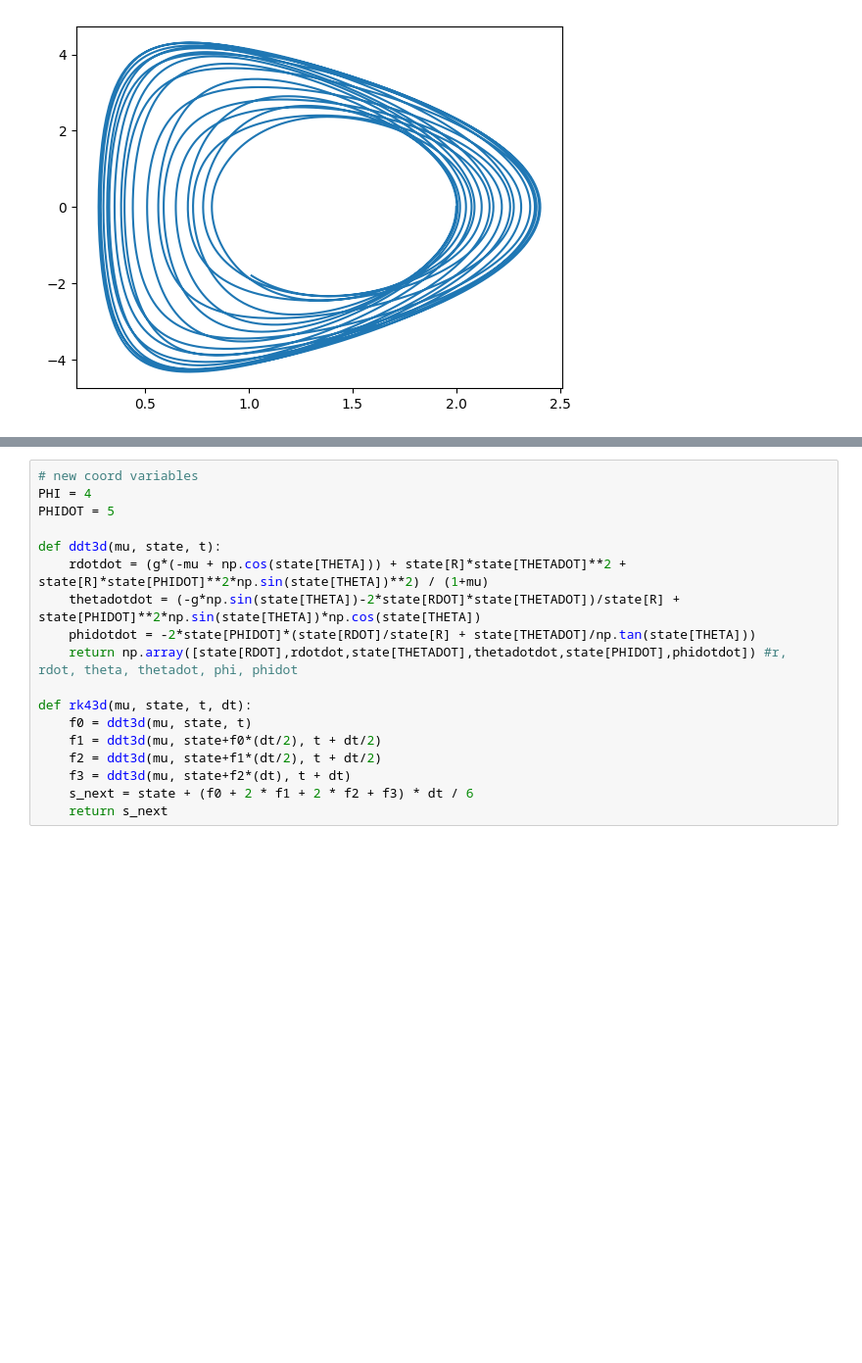
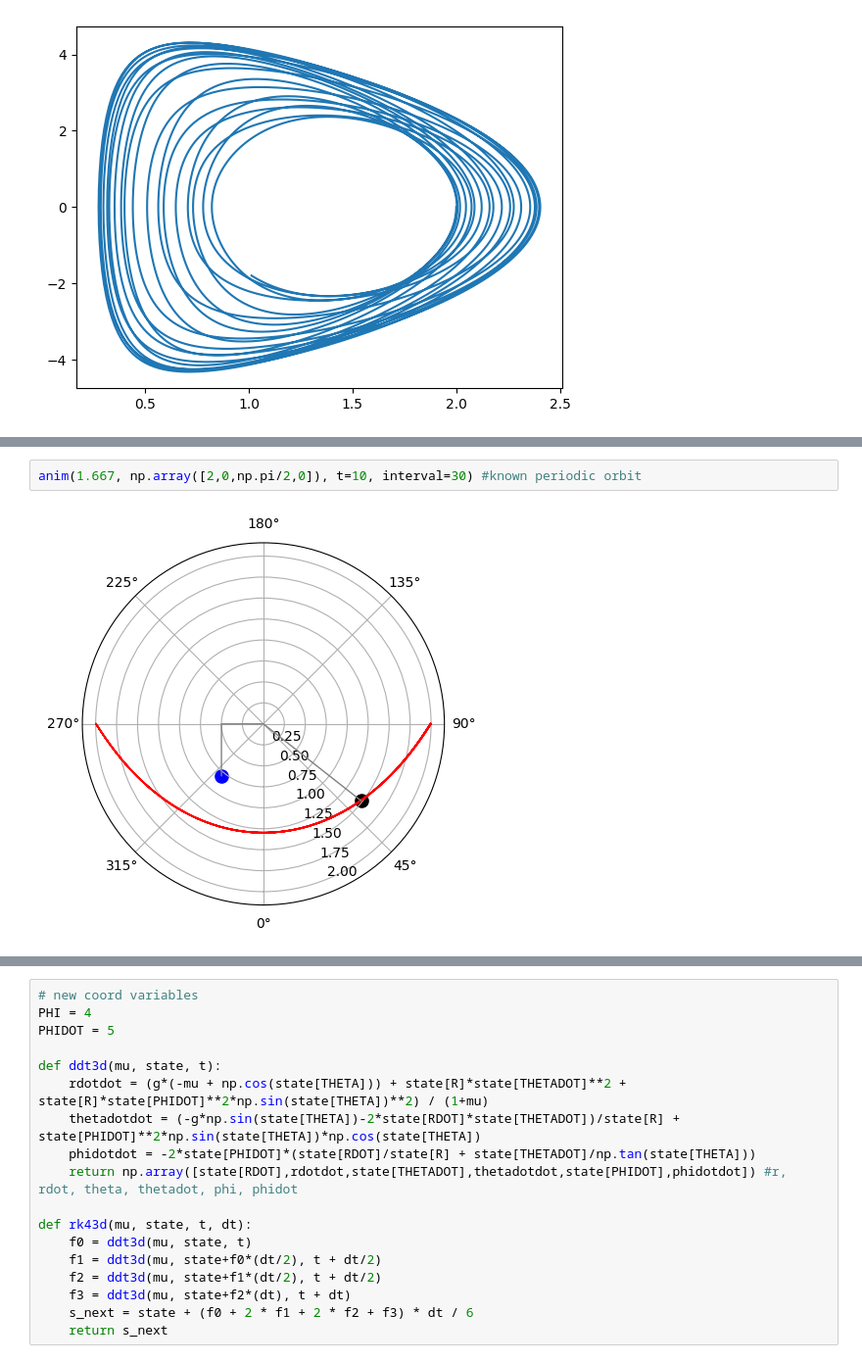
Before and after one commit to pgot/swingingatwood, a Jupyter notebook: main.ipynb, the cells around one changed output, grey strips where cells are left out. Shown at 98% size. Drawn from its saved outputs; the diff is of its cells as text; blank space fills up the shorter version.

```diff
--- a/main.ipynb
+++ b/main.ipynb
@@ -214,3 +214,7 @@ anim(mu=5, state=np.array([2, 0, np.pi/2, 0]), t=2, interval=30)
+# %%
+anim(1.667, np.array([2,0,np.pi/2,0]), t=10, interval=30) #known periodic orbit
+# %% [output]
+[figure, added]
 # %% [markdown]
 # 3 Dimensions
 
```
Also changed, not shown: parts of 5 cells of this notebook.
